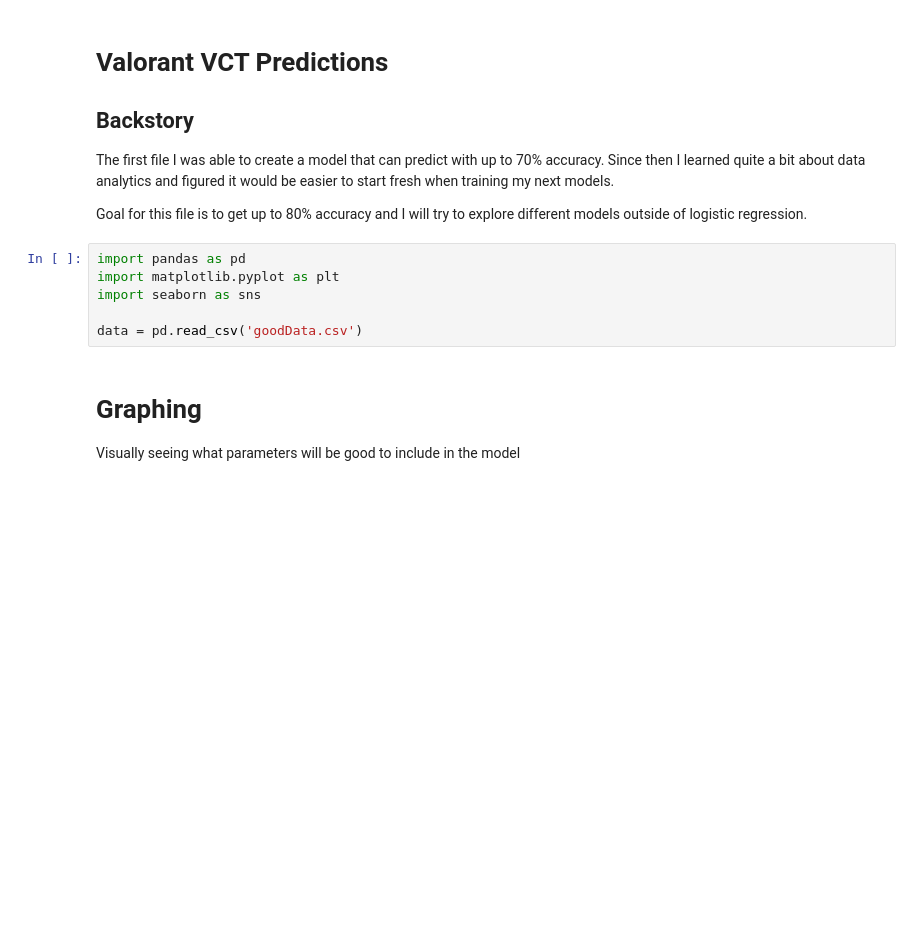
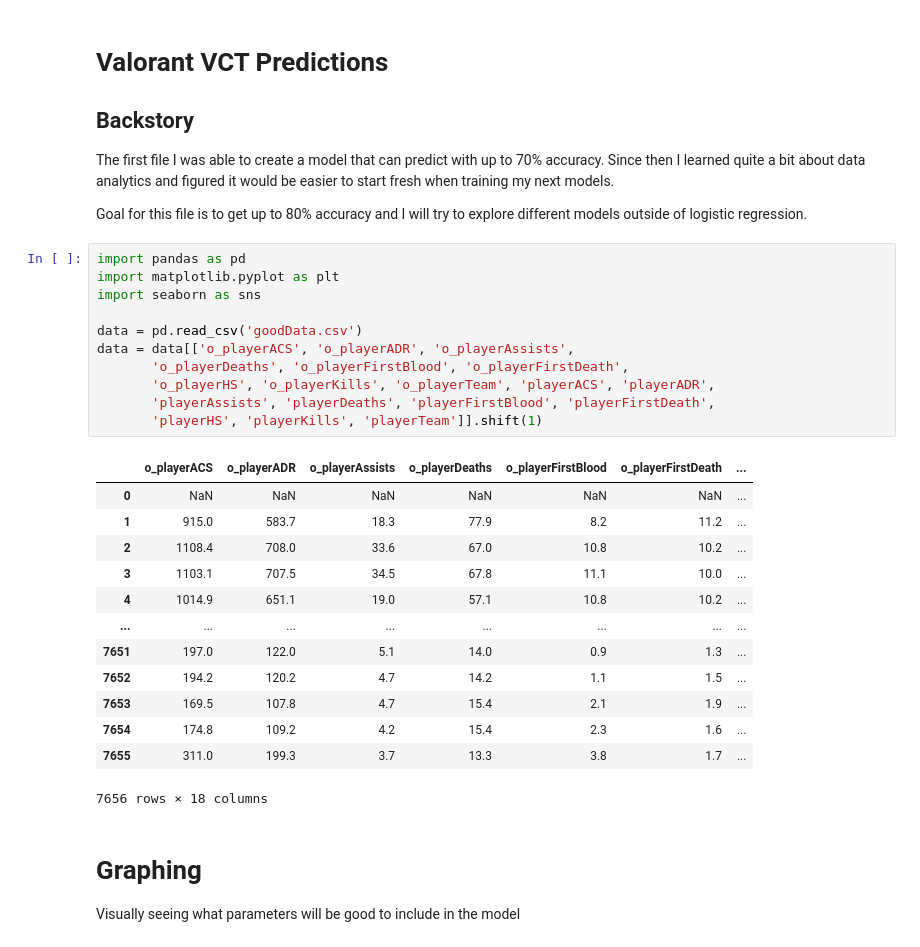
Before and after one commit to timothyliutl/ValorantData, a Jupyter notebook: secondAttempt.ipynb, the cells around one changed output. Drawn from its saved outputs; the diff is of its cells as text; blank space fills up the shorter version.

```diff
--- a/secondAttempt.ipynb
+++ b/secondAttempt.ipynb
@@ -8,9 +8,28 @@ Goal for this file is to get up to 80% accuracy and I will try to explore differ
 # %%
 import pandas as pd
 import matplotlib.pyplot as plt
 import seaborn as sns
 
 data = pd.read_csv('goodData.csv')
+data = data[['o_playerACS', 'o_playerADR', 'o_playerAssists',
+       'o_playerDeaths', 'o_playerFirstBlood', 'o_playerFirstDeath',
+       'o_playerHS', 'o_playerKills', 'o_playerTeam', 'playerACS', 'playerADR',
+       'playerAssists', 'playerDeaths', 'playerFirstBlood', 'playerFirstDeath',
+       'playerHS', 'playerKills', 'playerTeam']].shift(1)
+# %% [output]
+|  | o_playerACS | o_playerADR | o_playerAssists | o_playerDeaths | o_playerFirstBlood | o_playerFirstDeath | ... |
+| 0 | NaN | NaN | NaN | NaN | NaN | NaN | ... |
+| 1 | 915.0 | 583.7 | 18.3 | 77.9 | 8.2 | 11.2 | ... |
+| 2 | 1108.4 | 708.0 | 33.6 | 67.0 | 10.8 | 10.2 | ... |
+| 3 | 1103.1 | 707.5 | 34.5 | 67.8 | 11.1 | 10.0 | ... |
+| 4 | 1014.9 | 651.1 | 19.0 | 57.1 | 10.8 | 10.2 | ... |
+| ... | ... | ... | ... | ... | ... | ... | ... |
+| 7651 | 197.0 | 122.0 | 5.1 | 14.0 | 0.9 | 1.3 | ... |
+| 7652 | 194.2 | 120.2 | 4.7 | 14.2 | 1.1 | 1.5 | ... |
+| 7653 | 169.5 | 107.8 | 4.7 | 15.4 | 2.1 | 1.9 | ... |
+| 7654 | 174.8 | 109.2 | 4.2 | 15.4 | 2.3 | 1.6 | ... |
+| 7655 | 311.0 | 199.3 | 3.7 | 13.3 | 3.8 | 1.7 | ... |
+7656 rows × 18 columns
 # %% [markdown]
 # Graphing
 Visually seeing what parameters will be good to include in the model
```
Also changed, not shown: parts of 1 cell of this notebook, 2 other files.
